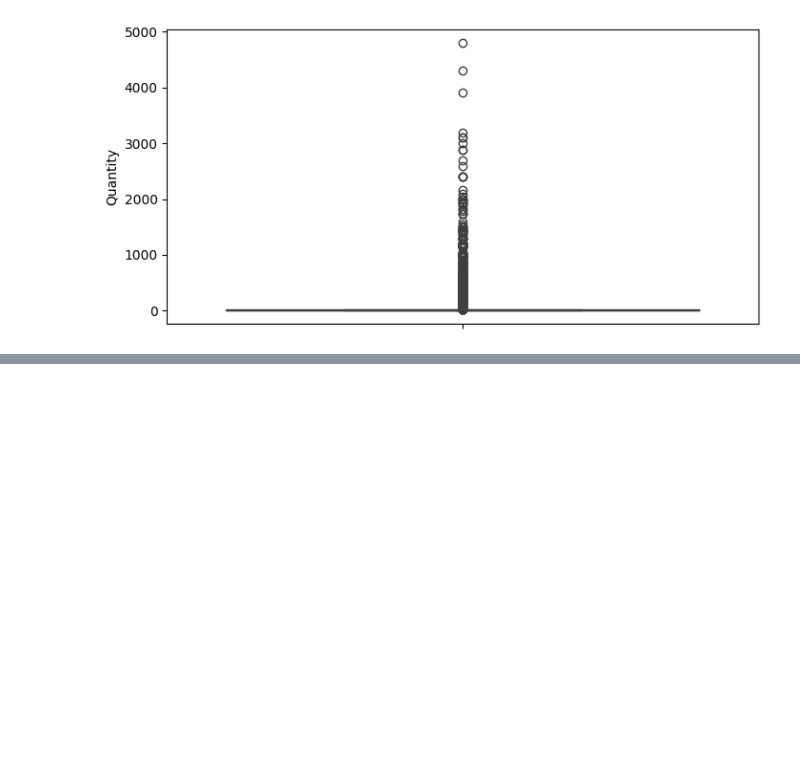
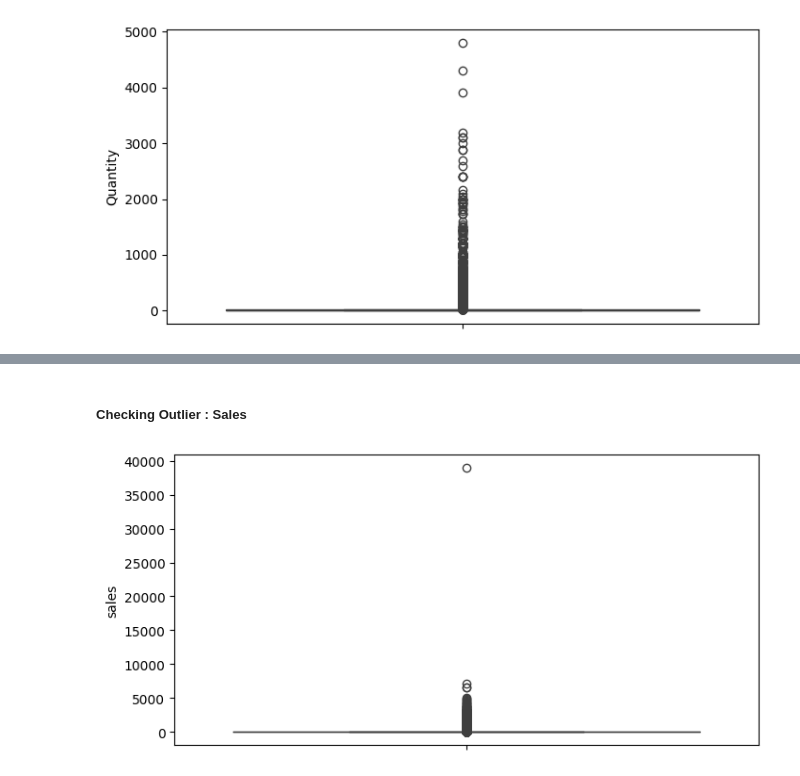
Before and after one commit to arsiimam/Online-Retail-Analysis, a Jupyter notebook: Notebooks/EDA.ipynb, the cells around one changed output, grey strips where cells are left out. Drawn from its saved outputs; the diff is of its cells as text; code cells hidden in the pictures; blank space fills up the shorter version.

```diff
--- a/Notebooks/EDA.ipynb
+++ b/Notebooks/EDA.ipynb
@@ -173,0 +161,4 @@ Jumlah Outlier: 26815
+# %%
+df['z_score'] = zscore(df['Quantity'])
+df_outliers = df[df['z_score'].abs() > 3]
+print(f"Number of Outliers with Z-score > 3: {df_outliers.shape[0]}")
@@ -173,0 +178,11 @@ Jumlah Outlier: 26815
+# %% [markdown]
+##### **Checking Outlier : Sales**
+# %%
+# Calculate total sales for each transaction by multiplying quantity sold by unit price
+df['sales'] = df['Quantity'] * df['UnitPrice']
+# %%
+plt.figure(figsize=(8,4))
+sns.boxplot(y = df['sales'])
+plt.show()
+# %% [output]
+[figure, added]
```
Also changed, not shown: parts of 20 cells of this notebook.
